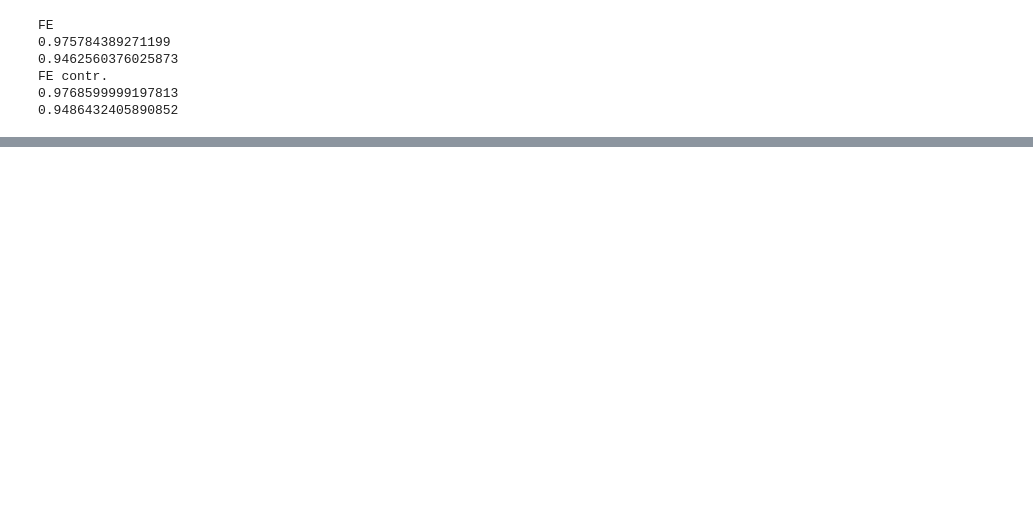
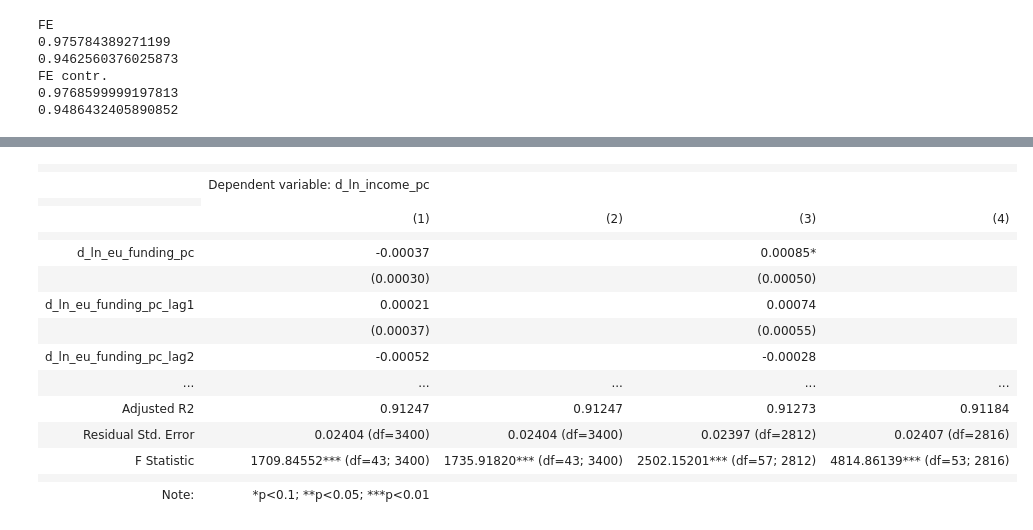
Before and after one commit to marton-nagy-marton/Data-Analysis-4, a Jupyter notebook: Term_project/MartonNagy_DA4_TermProject.ipynb, the cells around one changed output, grey strips where cells are left out. Cells and saved outputs as stored; diff of their text form; code cells hidden in the pictures; blank space fills up the shorter version.

```diff
--- a/Term_project/MartonNagy_DA4_TermProject.ipynb
+++ b/Term_project/MartonNagy_DA4_TermProject.ipynb
@@ -1095,0 +1228,54 @@ FE contr.
+# %%
+m = smf.wls(formula_constructor('ln_income_pc', funding_vars + confounders + confounder_flags,
+                                diffs = True, lags = 3, time_effects = True), df_large, weights = df_large['pop'])
+l_m3_c = m.fit(
+    cov_type="cluster",
+    cov_kwds={"groups": df_large.loc[m.data.row_labels, "f_muni"]},
+)
+
+m = smf.wls(formula_constructor('ln_income_pc', funding_vars + confounders + confounder_flags,
+                                diffs = True, lags = 3, cumul = True, time_effects = True), df_large, weights = df_large['pop'])
+l_m3_c_cumul = m.fit(
+    cov_type="cluster",
+    cov_kwds={"groups": df_large.loc[m.data.row_labels, "f_muni"]},
+)
+
+m = smf.wls(formula_constructor('ln_income_pc', funding_vars + confounders + confounder_flags,
+                                diffs = True, lags = 3, leads = 2, time_effects = True), df_large, weights = df_large['pop'])
+l_m4_c = m.fit(
+    cov_type="cluster",
+    cov_kwds={"groups": df_large.loc[m.data.row_labels, "f_muni"]},
+)
+
+m = smf.wls(formula_constructor('ln_income_pc', funding_vars + confounders + confounder_flags,
+                                diffs = True, lags = 3, leads = 2, cumul = True, time_effects = True), df_large, weights = df_large['pop'])
+l_m4_c_cumul = m.fit(
+    cov_type="cluster",
+    cov_kwds={"groups": df_large.loc[m.data.row_labels, "f_muni"]},
+)
+# %%
+l_sg = Stargazer([l_m3_c, l_m3_c_cumul, l_m4_c, l_m4_c_cumul])
+l_sg.covariate_order(['d_ln_eu_funding_pc', 'd_ln_eu_funding_pc_lag1', 'd_ln_eu_funding_pc_lag2', 'd_ln_eu_funding_pc_lag3',
+                   'd_ln_eu_funding_pc_lead1', 'd_ln_eu_funding_pc_lead2', 'd_no_funding_flag', 'd_no_funding_flag_lag1',
+                   'd_no_funding_flag_lag2', 'd_no_funding_flag_lag3', 'd_no_funding_flag_lead1', 'd_no_funding_flag_lead2',
+                   'd_multi_muni_funding_flag', 'd_multi_muni_funding_flag_lag1', 'd_multi_muni_funding_flag_lag2',
+                   'd_multi_muni_funding_flag_lag3', 'd_multi_muni_funding_flag_lead1', 'd_multi_muni_funding_flag_lead2'])
+l_sg.significant_digits(5)
+l_sg
+# %% [output]
+|  |  |  |  |  |
+|  | Dependent variable: d_ln_income_pc |  |  |  |
+|  |
+|  | (1) | (2) | (3) | (4) |
+|  |  |  |  |  |
+| d_ln_eu_funding_pc | -0.00037 |  | 0.00085* |  |
+|  | (0.00030) |  | (0.00050) |  |
+| d_ln_eu_funding_pc_lag1 | 0.00021 |  | 0.00074 |  |
+|  | (0.00037) |  | (0.00055) |  |
+| d_ln_eu_funding_pc_lag2 | -0.00052 |  | -0.00028 |  |
+| ... | ... | ... | ... | ... |
+| Adjusted R2 | 0.91247 | 0.91247 | 0.91273 | 0.91184 |
+| Residual Std. Error | 0.02404 (df=3400) | 0.02404 (df=3400) | 0.02397 (df=2812) | 0.02407 (df=2816) |
+| F Statistic | 1709.84552*** (df=43; 3400) | 1735.91820*** (df=43; 3400) | 2502.15201*** (df=57; 2812) | 4814.86139*** (df=53; 2816) |
+|  |  |  |  |  |
+| Note: | *p<0.1; **p<0.05; ***p<0.01 |  |  |  |
```
Also changed, not shown: parts of 12 cells of this notebook.
